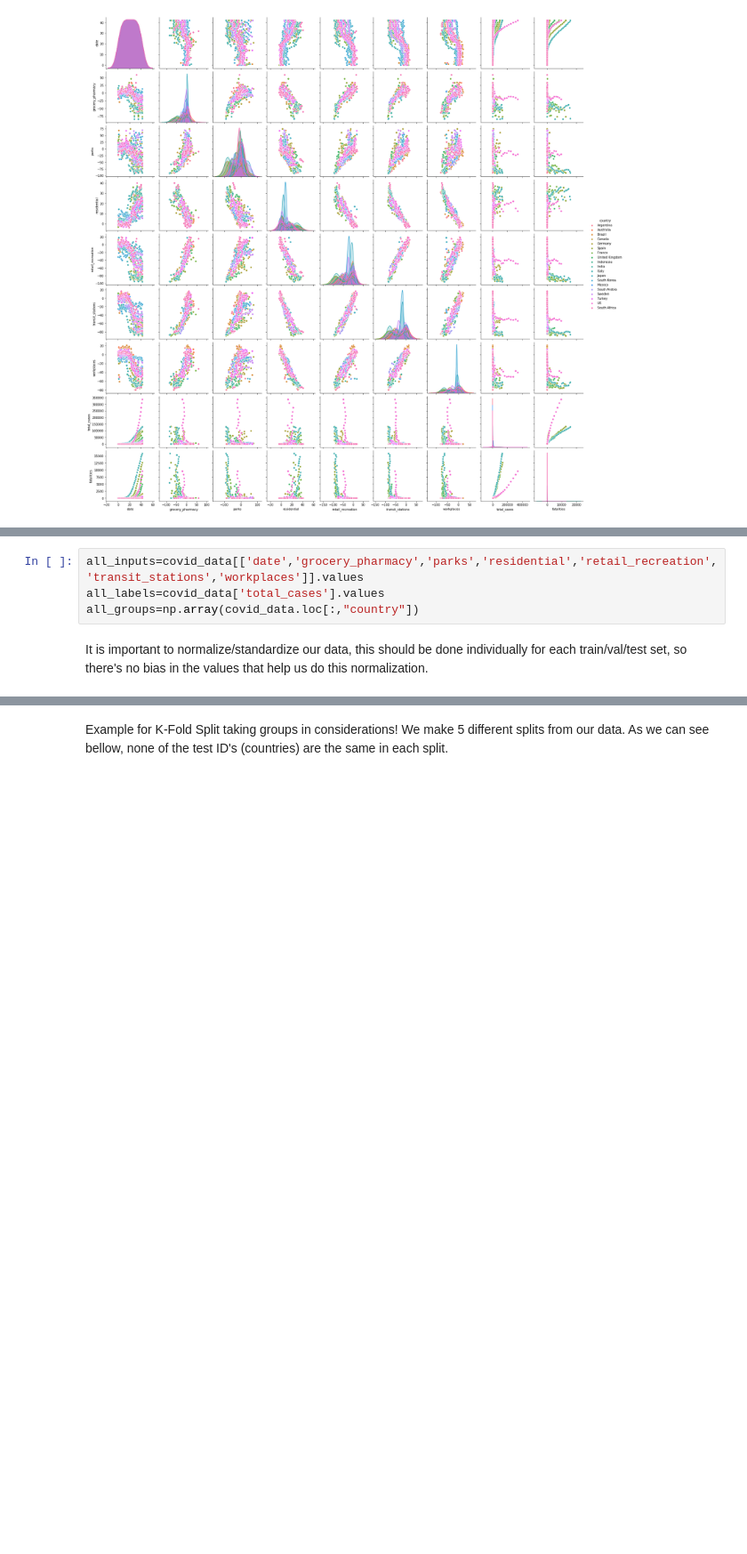
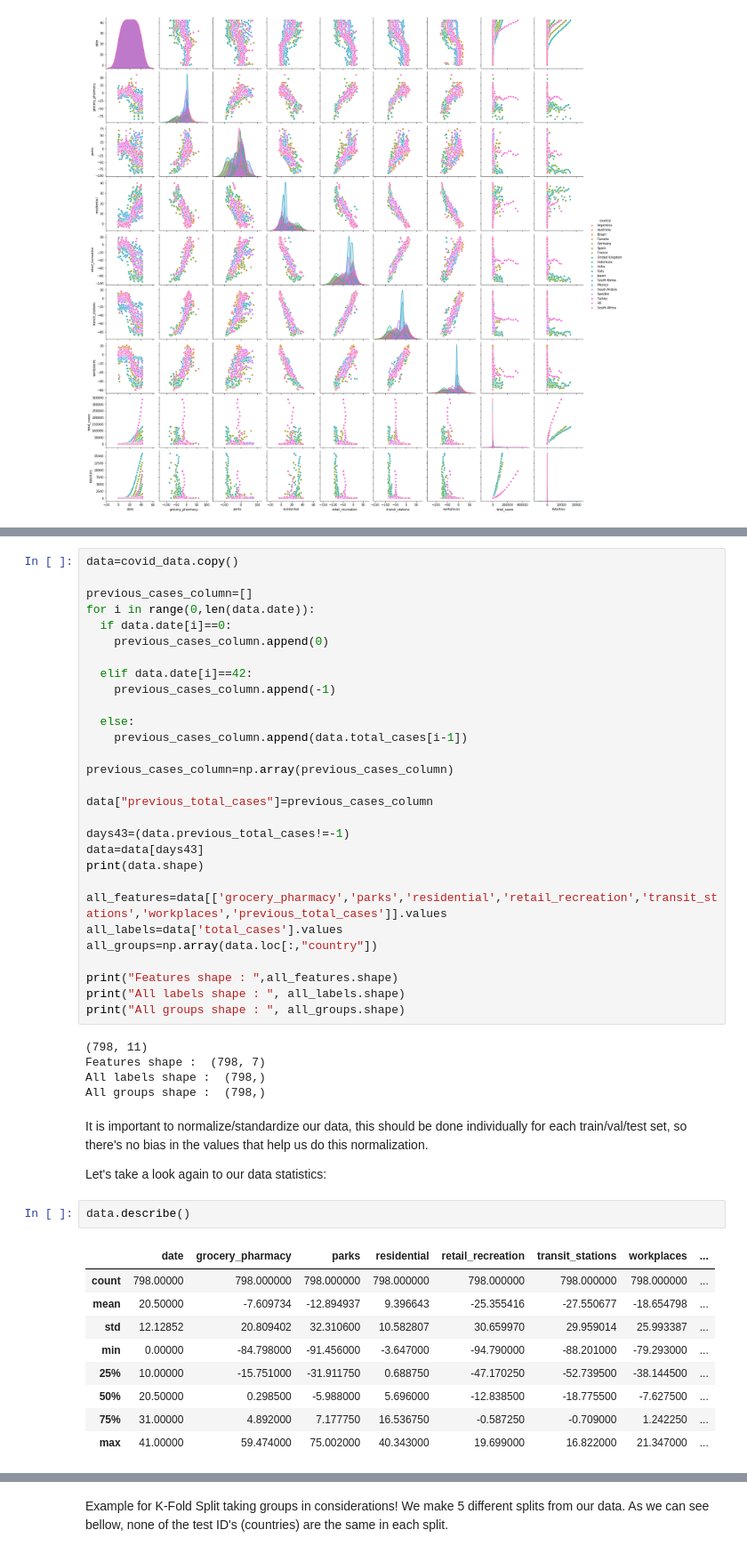
Before and after one commit to fsbarros98/IART_classes, a Jupyter notebook: COVID-19/code/project.ipynb, the cells around one changed output, grey strips where cells are left out. Shown at 89% size. Drawn from its saved outputs; the diff is of its cells as text; blank space fills up the shorter version.

```diff
--- a/COVID-19/code/project.ipynb
+++ b/COVID-19/code/project.ipynb
@@ -140,7 +205,51 @@ It is important that we don't use the same countries for training and testing th
 For implementing a cross validation method that considers the country separation, we will be using sklearn.model_selection methods:
-# %%
-all_inputs=covid_data[['date','grocery_pharmacy','parks','residential','retail_recreation','transit_stations','workplaces']].values
-all_labels=covid_data['total_cases'].values
-all_groups=np.array(covid_data.loc[:,"country"])
+# %%
+data=covid_data.copy()
+
+previous_cases_column=[]
+for i in range(0,len(data.date)):
+  if data.date[i]==0:
+    previous_cases_column.append(0)
+
+  elif data.date[i]==42:
+    previous_cases_column.append(-1)
+
+  else:
+    previous_cases_column.append(data.total_cases[i-1])
+
+previous_cases_column=np.array(previous_cases_column)
+
+data["previous_total_cases"]=previous_cases_column
+
+days43=(data.previous_total_cases!=-1)
+data=data[days43]
+print(data.shape)
+
+all_features=data[['grocery_pharmacy','parks','residential','retail_recreation','transit_stations','workplaces','previous_total_cases']].values
+all_labels=data['total_cases'].values
+all_groups=np.array(data.loc[:,"country"])
+
+print("Features shape : ",all_features.shape)
+print("All labels shape : ", all_labels.shape)
+print("All groups shape : ", all_groups.shape)
+# %% [output]
+(798, 11)
+Features shape :  (798, 7)
+All labels shape :  (798,)
+All groups shape :  (798,)
 # %% [markdown]
 It is important to normalize/standardize our data, this should be done individually for each train/val/test set, so there's no bias in the values that help us do this normalization.
+
+Let's take a look again to our data statistics:
+# %%
+data.describe()
+# %% [output]
+|  | date | grocery_pharmacy | parks | residential | retail_recreation | transit_stations | workplaces | ... |
+| count | 798.00000 | 798.000000 | 798.000000 | 798.000000 | 798.000000 | 798.000000 | 798.000000 | ... |
+| mean | 20.50000 | -7.609734 | -12.894937 | 9.396643 | -25.355416 | -27.550677 | -18.654798 | ... |
+| std | 12.12852 | 20.809402 | 32.310600 | 10.582807 | 30.659970 | 29.959014 | 25.993387 | ... |
+| min | 0.00000 | -84.798000 | -91.456000 | -3.647000 | -94.790000 | -88.201000 | -79.293000 | ... |
+| 25% | 10.00000 | -15.751000 | -31.911750 | 0.688750 | -47.170250 | -52.739500 | -38.144500 | ... |
+| 50% | 20.50000 | 0.298500 | -5.988000 | 5.696000 | -12.838500 | -18.775500 | -7.627500 | ... |
+| 75% | 31.00000 | 4.892000 | 7.177750 | 16.536750 | -0.587250 | -0.709000 | 1.242250 | ... |
+| max | 41.00000 | 59.474000 | 75.002000 | 40.343000 | 19.699000 | 16.822000 | 21.347000 | ... |
```
Also changed, not shown: parts of 21 cells of this notebook.
